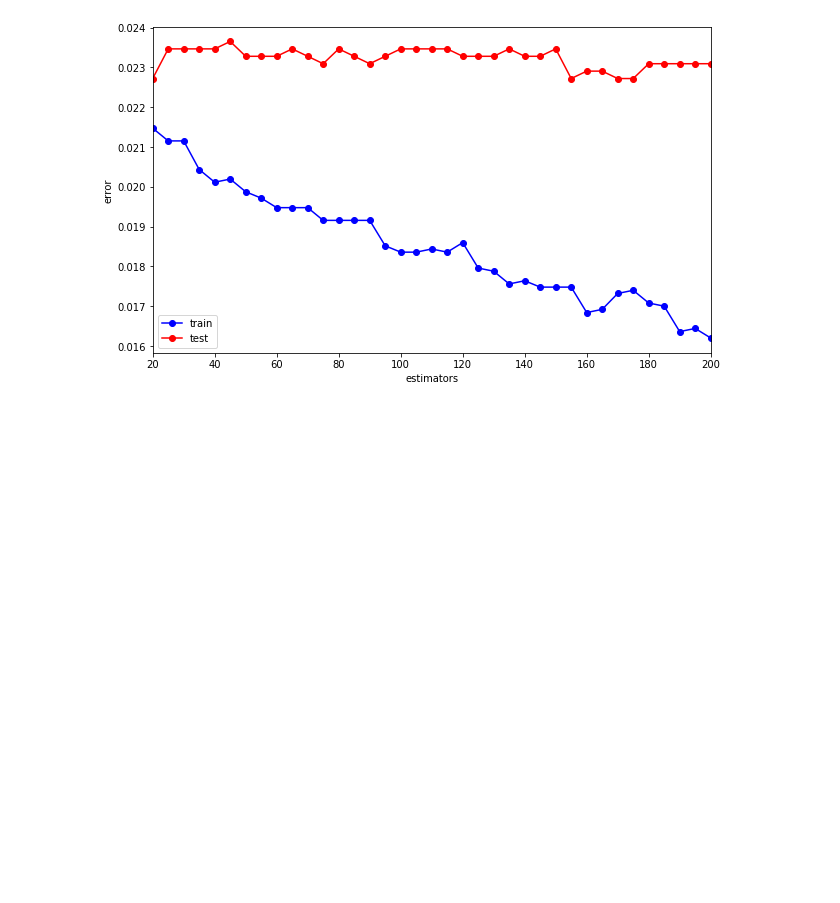
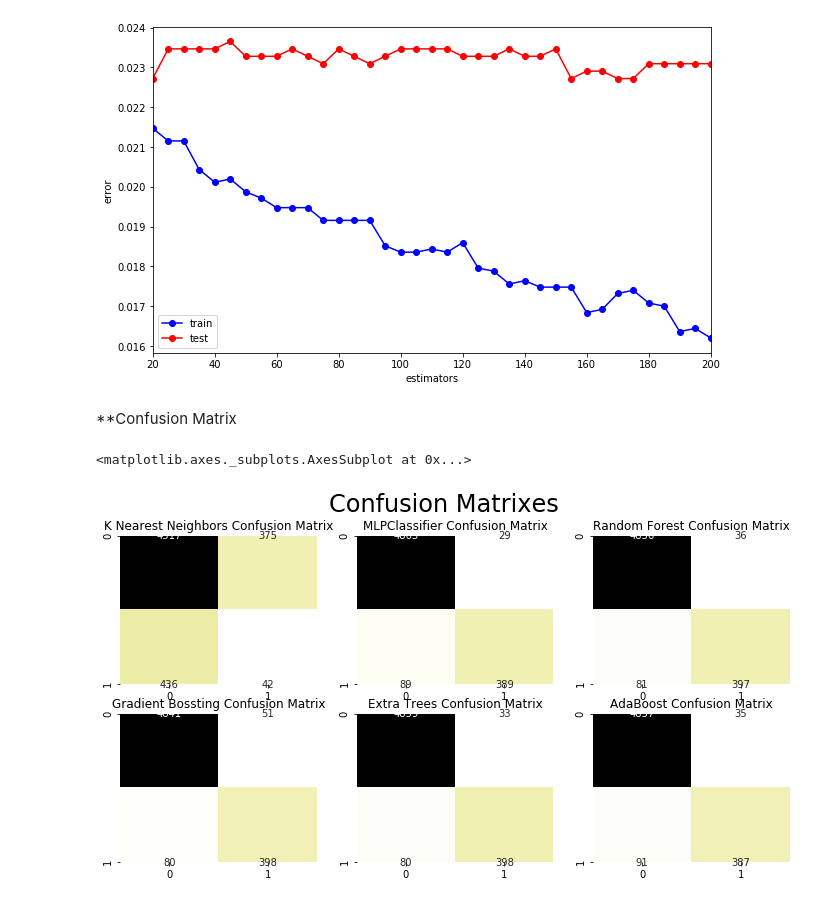
Before and after one commit to SemenDoc/MachineLearningCourse, a Jupyter notebook: Ml_PulsarStar.ipynb, the cells around one changed output. Cells and saved outputs as stored; diff of their text form; code cells hidden in the pictures; blank space fills up the shorter version.

```diff
--- a/Ml_PulsarStar.ipynb
+++ b/Ml_PulsarStar.ipynb
@@ -959,6 +954,8 @@ X_train, X_test, y_train, y_test = train_test_split(X, y, test_size = 0.33, rand
 grbt = ensemble.GradientBoostingClassifier(n_estimators = 100)
 grbt.fit(X_train, y_train)
 
+grbt_y_test_pred = grbt.predict(X_test)
+
 print("Ошибки на обучающей и тестовой выборках:")
 print(np.mean(y_train != grbt.predict(X_train)), np.mean(y_test != grbt.predict(X_test)))
 # %% [output]
@@ -1007,6 +1004,8 @@ X_train, X_test, y_train, y_test = train_test_split(X, y, test_size = 0.3, rando
 erf = ensemble.ExtraTreesClassifier(n_estimators = 100)
 erf.fit(X_train, y_train)
 
+erf_y_test_pred = erf.predict(X_test)
+
 print("Ошибки на обучающей и тестовой выборках:")
 print(np.mean(y_train != erf.predict(X_train)), np.mean(y_test != erf.predict(X_test)))
 # %% [output]
@@ -1054,6 +1053,8 @@ X_train, X_test, y_train, y_test = train_test_split(X, y, test_size = 0.3, rando
 ab = ensemble.AdaBoostClassifier(n_estimators = 100)
 ab.fit(X_train, y_train)
 
+ab_y_test_pred = ab.predict(X_test)
+
 print("Ошибки на обучающей и тестовой выборках:")
 print(np.mean(y_train != ab.predict(X_train)), np.mean(y_test != ab.predict(X_test)))
 # %% [output]
@@ -1082,3 +1083,5 @@ plt.legend()
 pass
 # %% [output]
 [figure]
+# %% [markdown]
+**Confusion Matrix
@@ -1084,0 +1090,38 @@ pass
+# %%
+cm_knn = confusion_matrix(y_test, knn_y_test_predict)
+cm_mlp = confusion_matrix(y_test, mlp_y_test_pred)
+cm_rf = confusion_matrix(y_test, rf_y_test_pred)
+cm_grbt = confusion_matrix(y_test, grbt_y_test_pred)
+cm_erf = confusion_matrix(y_test, erf_y_test_pred)
+cm_ab = confusion_matrix(y_test, ab_y_test_pred)
+# %%
+plt.figure(figsize = (12, 6))
+
+plt.suptitle("Confusion Matrixes", fontsize = 24)
+
+plt.subplot(2, 3, 1)
+plt.title("K Nearest Neighbors Confusion Matrix")
+sns.heatmap(cm_knn, cbar = False, annot = True, cmap = "CMRmap_r", fmt = "d")
+
+plt.subplot(2, 3, 2)
+plt.title("MLPClassifier Confusion Matrix")
+sns.heatmap(cm_mlp, cbar = False, annot = True, cmap = "CMRmap_r", fmt = "d")
+
+plt.subplot(2, 3, 3)
+plt.title("Random Forest Confusion Matrix")
+sns.heatmap(cm_rf, cbar = False, annot = True, cmap = "CMRmap_r", fmt = "d")
+
+plt.subplot(2, 3, 4)
+plt.title("Gradient Bossting Confusion Matrix")
+sns.heatmap(cm_grbt, cbar = False, annot = True, cmap = "CMRmap_r", fmt = "d")
+
+plt.subplot(2, 3, 5)
+plt.title("Extra Trees Confusion Matrix")
+sns.heatmap(cm_erf, cbar = False, annot = True, cmap = "CMRmap_r", fmt = "d")
+
+plt.subplot(2, 3, 6)
+plt.title("AdaBoost Confusion Matrix")
+sns.heatmap(cm_ab, cbar = False, annot = True, cmap = "CMRmap_r", fmt = "d")
+# %% [output]
+<matplotlib.axes._subplots.AxesSubplot at 0x...>
+[figure, added]
```
Also changed, not shown: parts of 17 cells of this notebook.
